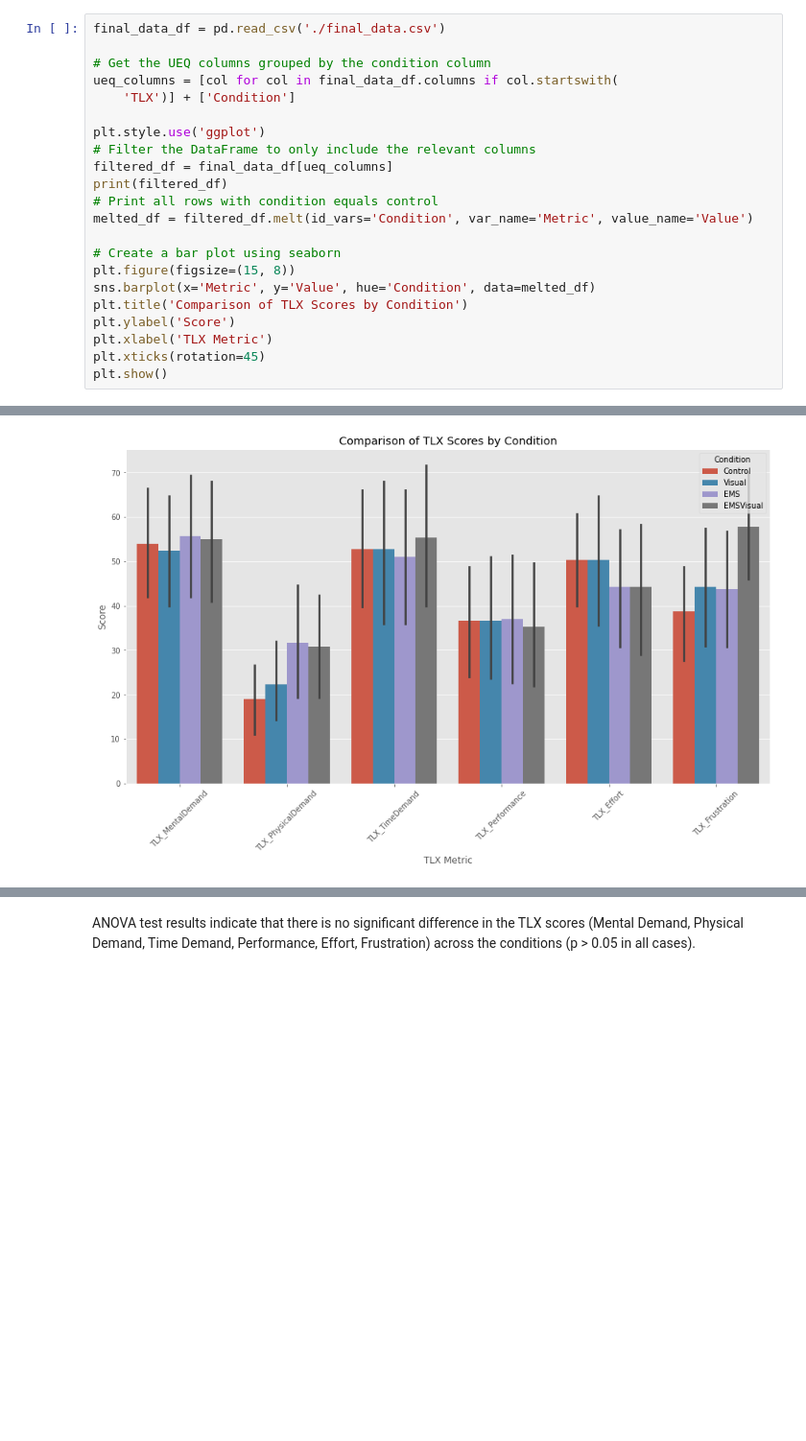
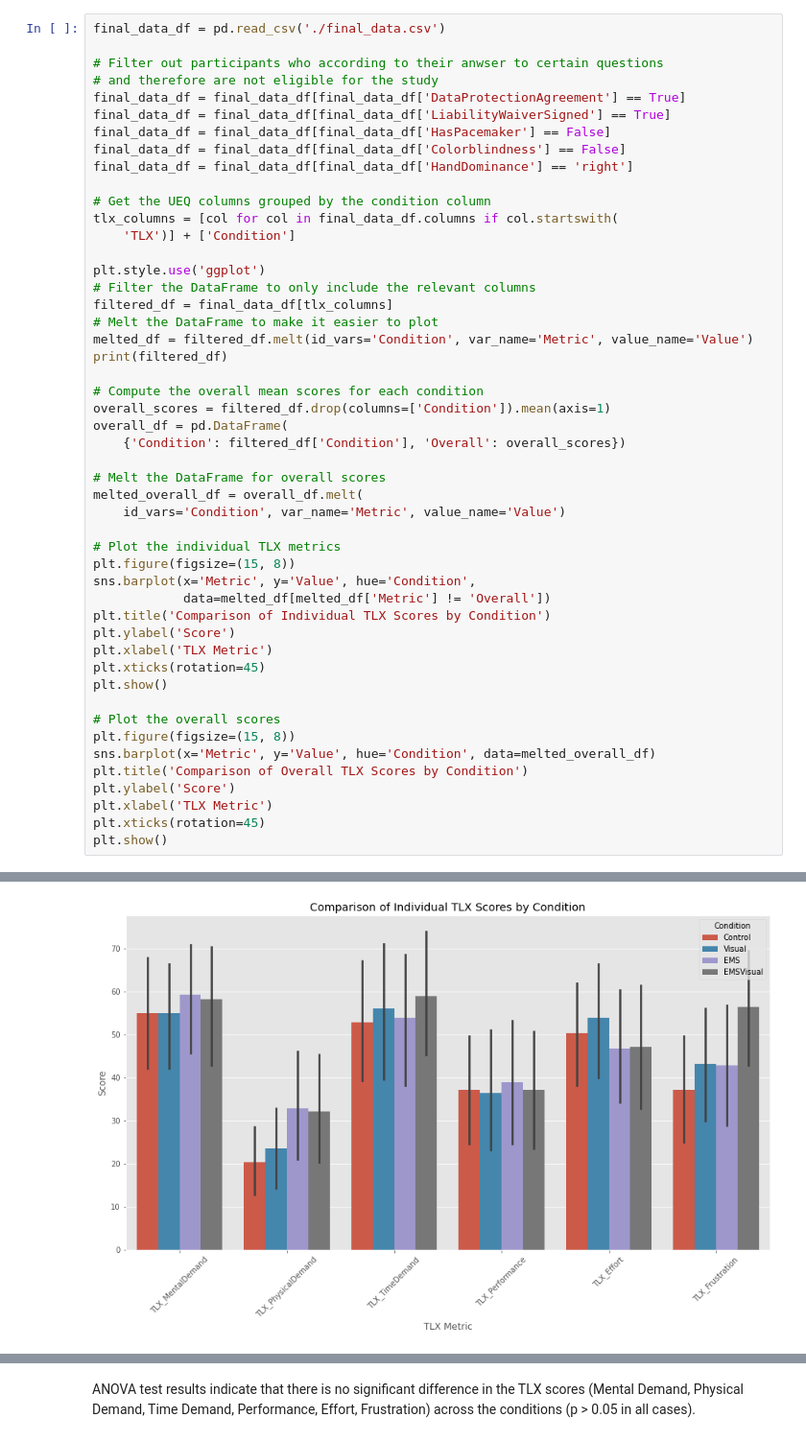
Before and after one commit to Trojan13/ma-ems, a Jupyter notebook: study/tlx.ipynb, the cells around one changed output, grey strips where cells are left out. Shown at 96% size. Drawn from its saved outputs; the diff is of its cells as text; blank space fills up the shorter version.

```diff
--- a/study/tlx.ipynb
+++ b/study/tlx.ipynb
@@ -9,25 +8,52 @@ import seaborn as sns
 # %%
 final_data_df = pd.read_csv('./final_data.csv')
 
+# Filter out participants who according to their anwser to certain questions
+# and therefore are not eligible for the study
+final_data_df = final_data_df[final_data_df['DataProtectionAgreement'] == True]
+final_data_df = final_data_df[final_data_df['LiabilityWaiverSigned'] == True]
+final_data_df = final_data_df[final_data_df['HasPacemaker'] == False]
+final_data_df = final_data_df[final_data_df['Colorblindness'] == False]
+final_data_df = final_data_df[final_data_df['HandDominance'] == 'right']
+
 # Get the UEQ columns grouped by the condition column
-ueq_columns = [col for col in final_data_df.columns if col.startswith(
+tlx_columns = [col for col in final_data_df.columns if col.startswith(
     'TLX')] + ['Condition']
 
 plt.style.use('ggplot')
 # Filter the DataFrame to only include the relevant columns
-filtered_df = final_data_df[ueq_columns]
+filtered_df = final_data_df[tlx_columns]
+# Melt the DataFrame to make it easier to plot
+melted_df = filtered_df.melt(id_vars='Condition', var_name='Metric', value_name='Value')
 print(filtered_df)
-# Print all rows with condition equals control
-melted_df = filtered_df.melt(id_vars='Condition', var_name='Metric', value_name='Value')
 
-# Create a bar plot using seaborn
+# Compute the overall mean scores for each condition
+overall_scores = filtered_df.drop(columns=['Condition']).mean(axis=1)
+overall_df = pd.DataFrame(
+    {'Condition': filtered_df['Condition'], 'Overall': overall_scores})
+
+# Melt the DataFrame for overall scores
+melted_overall_df = overall_df.melt(
+    id_vars='Condition', var_name='Metric', value_name='Value')
+
+# Plot the individual TLX metrics
 plt.figure(figsize=(15, 8))
-sns.barplot(x='Metric', y='Value', hue='Condition', data=melted_df)
-plt.title('Comparison of TLX Scores by Condition')
+sns.barplot(x='Metric', y='Value', hue='Condition',
+            data=melted_df[melted_df['Metric'] != 'Overall'])
+plt.title('Comparison of Individual TLX Scores by Condition')
 plt.ylabel('Score')
 plt.xlabel('TLX Metric')
 plt.xticks(rotation=45)
 plt.show()
+
+# Plot the overall scores
+plt.figure(figsize=(15, 8))
+sns.barplot(x='Metric', y='Value', hue='Condition', data=melted_overall_df)
+plt.title('Comparison of Overall TLX Scores by Condition')
+plt.ylabel('Score')
+plt.xlabel('TLX Metric')
+plt.xticks(rotation=45)
+plt.show()
 # %% [output]
     TLX_MentalDemand  TLX_PhysicalDemand  TLX_TimeDemand  TLX_Performance  \
 0                 80                  45             100               50
@@ -45,5 +71,5 @@ plt.show()
 56          15               50  EMSVisual
 57          15               15        EMS
 58          15               20     Visual
 59          15               55    Control
-[figure, old version]
+[figure, new version]
```
Also changed, not shown: parts of 8 cells of this notebook, 26 other files.
